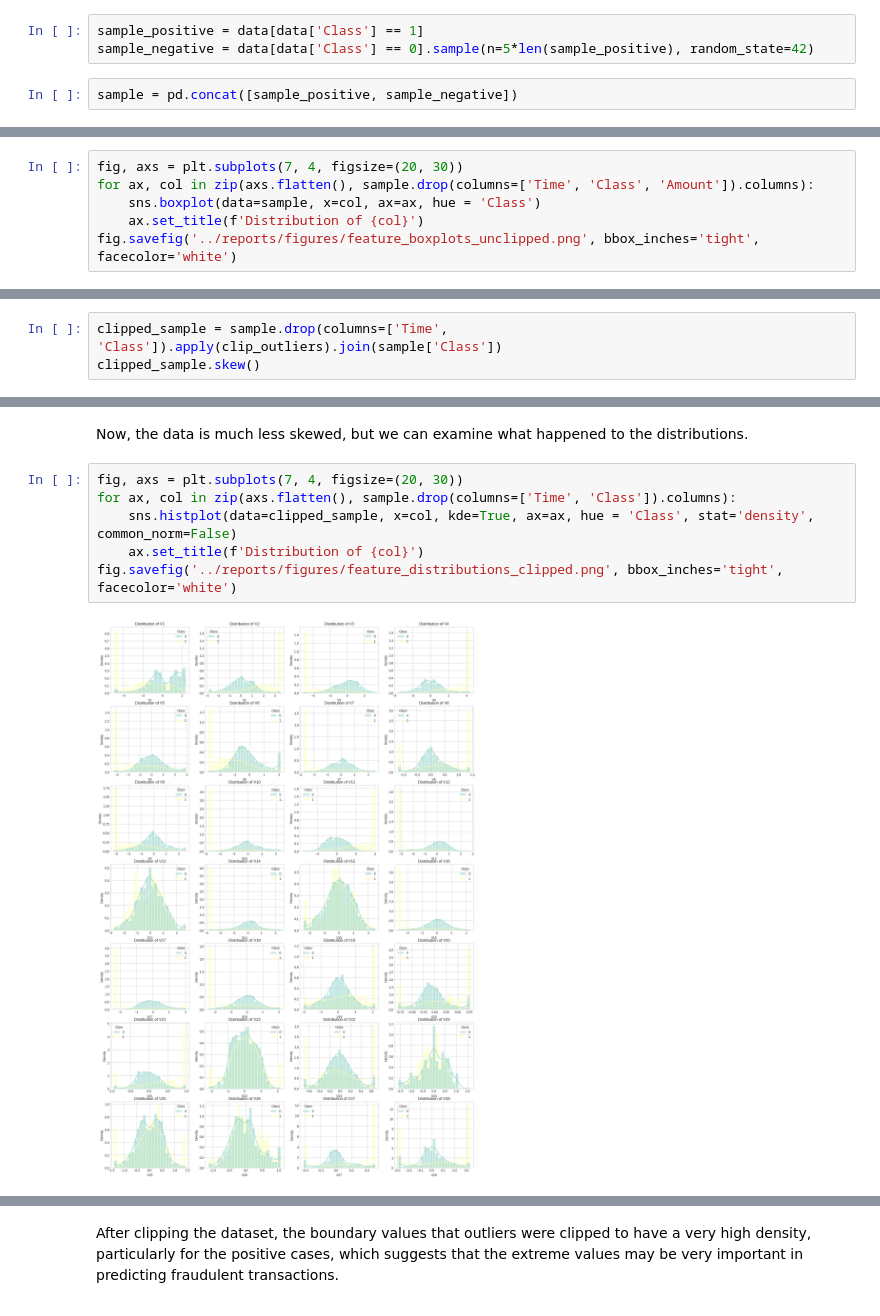
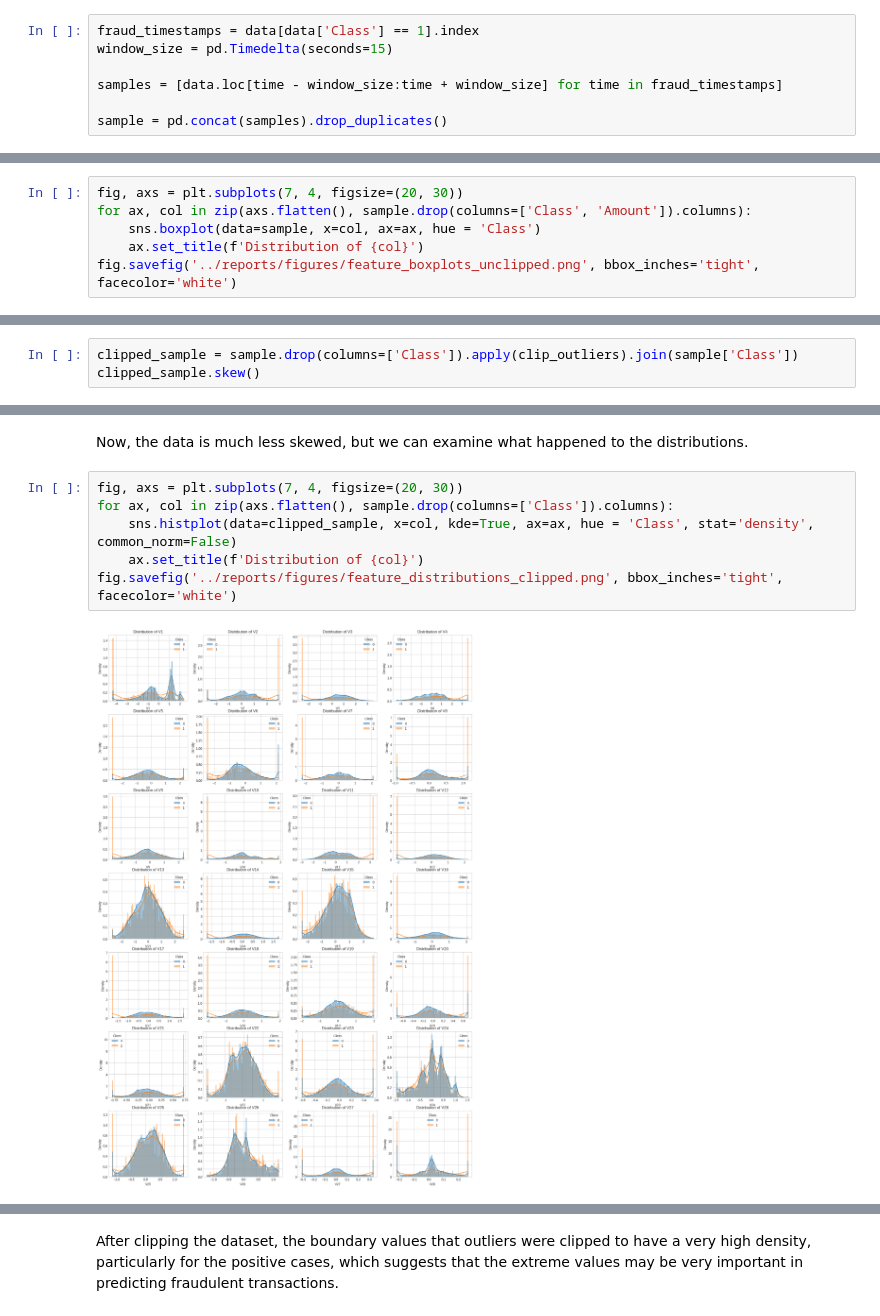
Before and after one commit to feranmidere/credit-card-fraud-detection, a Jupyter notebook: notebooks/eda.ipynb, the cells around one changed output, grey strips where cells are left out. Drawn from its saved outputs; the diff is of its cells as text.

```diff
--- a/notebooks/eda.ipynb
+++ b/notebooks/eda.ipynb
@@ -83,5 +87,7 @@ Because of the number of records in the dataset, as well as the class imbalance,
 # %%
-sample_positive = data[data['Class'] == 1]
-sample_negative = data[data['Class'] == 0].sample(n=5*len(sample_positive), random_state=42)
+fraud_timestamps = data[data['Class'] == 1].index
+window_size = pd.Timedelta(seconds=15)
+
+samples = [data.loc[time - window_size:time + window_size] for time in fraud_timestamps]
+
+sample = pd.concat(samples).drop_duplicates()
-# %%
-sample = pd.concat([sample_positive, sample_negative])
@@ -104,6 +120,6 @@ sample
 # %%
 fig, axs = plt.subplots(7, 4, figsize=(20, 30))
-for ax, col in zip(axs.flatten(), sample.drop(columns=['Time', 'Class', 'Amount']).columns):
+for ax, col in zip(axs.flatten(), sample.drop(columns=['Class', 'Amount']).columns):
     sns.boxplot(data=sample, x=col, ax=ax, hue = 'Class')
     ax.set_title(f'Distribution of {col}')
 fig.savefig('../reports/figures/feature_boxplots_unclipped.png', bbox_inches='tight', facecolor='white')
@@ -149,6 +187,6 @@ def clip_outliers(series):
     upper_bound = q3 + 1.5 * iqr
     return series.clip(lower_bound, upper_bound)
 # %%
-clipped_sample = sample.drop(columns=['Time', 'Class']).apply(clip_outliers).join(sample['Class'])
+clipped_sample = sample.drop(columns=['Class']).apply(clip_outliers).join(sample['Class'])
 clipped_sample.skew()
 # %% [output]
@@ -173,12 +211,12 @@ dtype: float64
 Now, the data is much less skewed, but we can examine what happened to the distributions.
 # %%
 fig, axs = plt.subplots(7, 4, figsize=(20, 30))
-for ax, col in zip(axs.flatten(), sample.drop(columns=['Time', 'Class']).columns):
+for ax, col in zip(axs.flatten(), sample.drop(columns=['Class']).columns):
     sns.histplot(data=clipped_sample, x=col, kde=True, ax=ax, hue = 'Class', stat='density', common_norm=False)
     ax.set_title(f'Distribution of {col}')
 fig.savefig('../reports/figures/feature_distributions_clipped.png', bbox_inches='tight', facecolor='white')
 # %% [output]
-[figure, old version]
+[figure, new version]
 # %%
 plt.figure(figsize=(8,4.5))
 sns.histplot(data=clipped_sample, x='Amount', kde=True, hue = 'Class', stat='density', common_norm=False)
```
Also changed, not shown: parts of 44 cells of this notebook, 13 other files.
